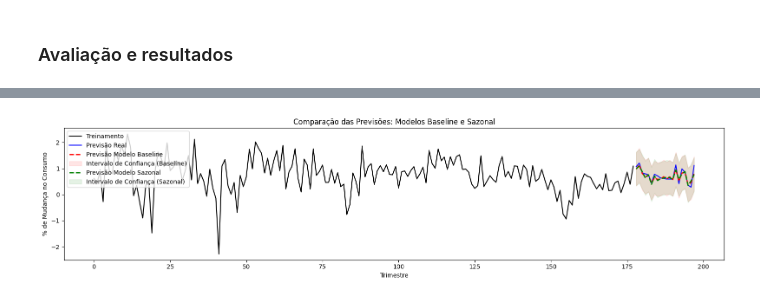
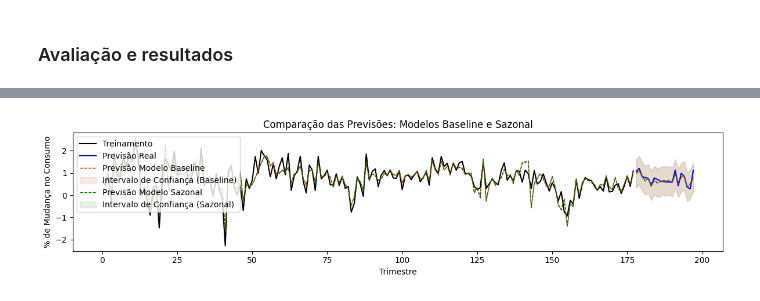
Before and after one commit to felipponn/time-series, a Jupyter notebook: reg_lin_multi.ipynb, the cells around one changed output, grey strips where cells are left out. Saved outputs shown, nothing was run; the diff lists cells and outputs as text; code cells hidden in the pictures.

Commit message:
update metric linear regression model

```diff
--- a/reg_lin_multi.ipynb
+++ b/reg_lin_multi.ipynb
@@ -233,6 +242,7 @@ model_simple = LinearRegression()
 model_simple.fit(X_train, y_train)
 
 # Previsões
+y_pred_train_simple, lower_train_simple, upper_train_simple = model_simple.predict(X_train, confidence_interval=True)
 y_pred_simple, lower_simple, upper_simple = model_simple.predict(X_forecast, confidence_interval=True)
 
 y_pred_simple
@@ -304,6 +314,7 @@ model_seasonal = LinearRegression()
 model_seasonal.fit(X_train, y_train)
 
 # Previsões
+y_pred_train_seasonal, lower_train_seasonal, upper_train_seasonal = model_seasonal.predict(X_train, confidence_interval=True)
 y_pred_seasonal, lower_seasonal, upper_seasonal = model_seasonal.predict(X_forecast, confidence_interval=True)
 # %% [output]
 Covariaveis: ['Income', 'Production', 'Savings', 'Unemployment', 'IndexQuarter', 'Quarter_Q2', 'Quarter_Q3', 'Quarter_Q4']
@@ -369,7 +380,7 @@ Passing `palette` without assigning `hue` is deprecated and will be removed in v
 # ### Visualização Comparativa das Previsões: Modelos Baseline e Sazonal
 
 # %%
-plt.figure(figsize=(16, 4))
+plt.figure(figsize=(12, 3))
 
 # Conjunto de treino
 plt.plot(us_change['IndexQuarter'][:len(y_train)], y_train, label='Treinamento', color='black', linewidth=1.5)
@@ -378,33 +389,35 @@ plt.plot(us_change['IndexQuarter'][:len(y_train)], y_train, label='Treinamento',
 plt.plot(us_change['IndexQuarter'][len(y_train):len(y_train) + len(y_forecast)], y_forecast, label='Previsão Real', color='blue', linewidth=1.5)
 
 # Previsões do modelo baseline
-plt.plot(us_change['IndexQuarter'][len(y_train):len(y_train) + len(y_pred_simple)], y_pred_simple, label='Previsão Modelo Baseline', color='red', linestyle='--', linewidth=2)
+plt.plot(us_change['IndexQuarter'][len(y_train):len(y_train) + len(y_pred_simple)], y_pred_simple, label='Previsão Modelo Baseline', color='red', linestyle='--', linewidth=1)
+plt.plot(us_change['IndexQuarter'][:len(y_train)], y_pred_train_simple, color='red', linestyle='--', linewidth=1)
 plt.fill_between(
     us_change['IndexQuarter'][len(y_train):len(y_train) + len(y_pred_simple)],
     lower_simple,
     upper_simple,
     color='red',
     alpha=0.1,
     label='Intervalo de Confiança (Baseline)'
 )
 
 # Previsões do modelo sazonal
-plt.plot(us_change['IndexQuarter'][len(y_train):len(y_train) + len(y_pred_seasonal)], y_pred_seasonal, label='Previsão Modelo Sazonal', color='green', linestyle='--', linewidth=2)
+plt.plot(us_change['IndexQuarter'][len(y_train):len(y_train) + len(y_pred_seasonal)], y_pred_seasonal, label='Previsão Modelo Sazonal', color='green', linestyle='--', linewidth=1)
+plt.plot(us_change['IndexQuarter'][:len(y_train)], y_pred_train_seasonal, color='green', linestyle='--', linewidth=1)
 plt.fill_between(
     us_change['IndexQuarter'][len(y_train):len(y_train) + len(y_pred_seasonal)],
     lower_seasonal,
     upper_seasonal,
     color='green',
     alpha=0.1,
     label='Intervalo de Confiança (Sazonal)'
 )
 
 # Títulos e legendas
 plt.title('Comparação das Previsões: Modelos Baseline e Sazonal')
 plt.xlabel('Trimestre')
 plt.ylabel('% de Mudança no Consumo')
 plt.legend(loc='upper left')
 plt.tight_layout()
 plt.show()
 # %% [output]
-[figure, old version]
+[figure, new version]
```
Also changed, not shown: parts of 3 cells of this notebook.
